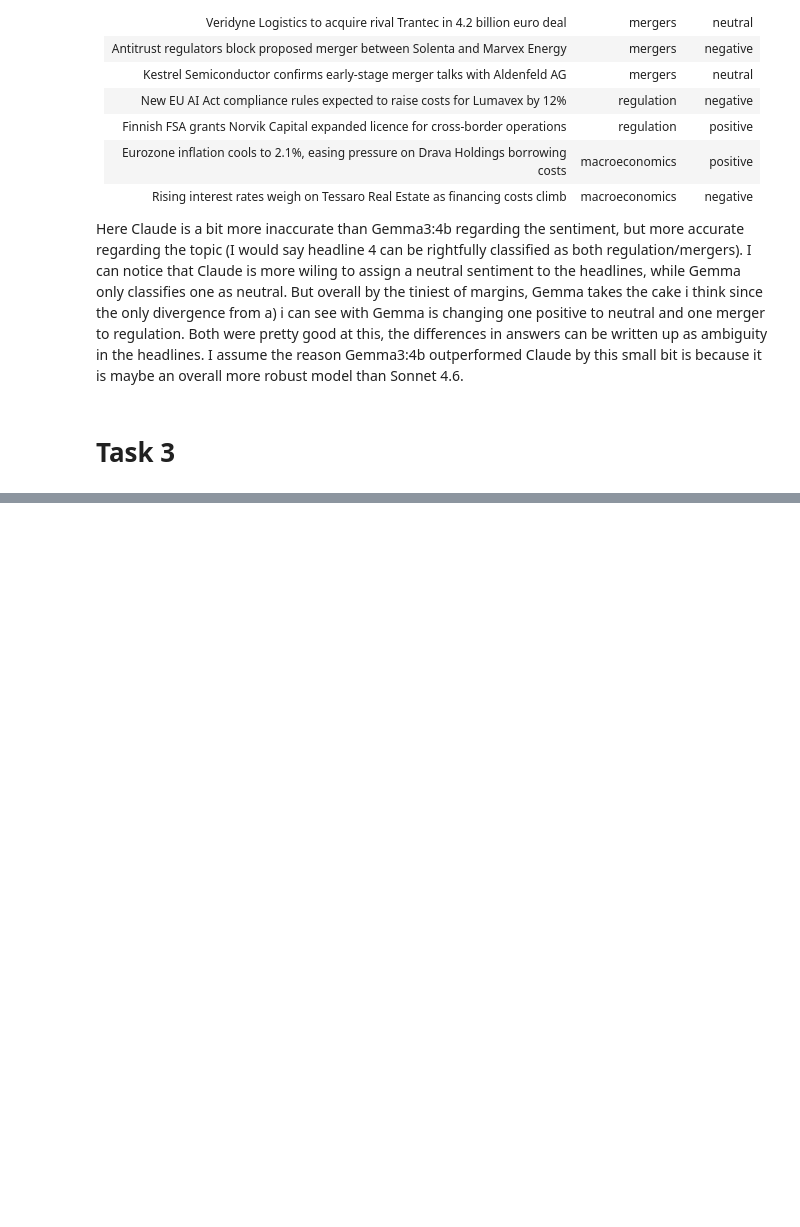
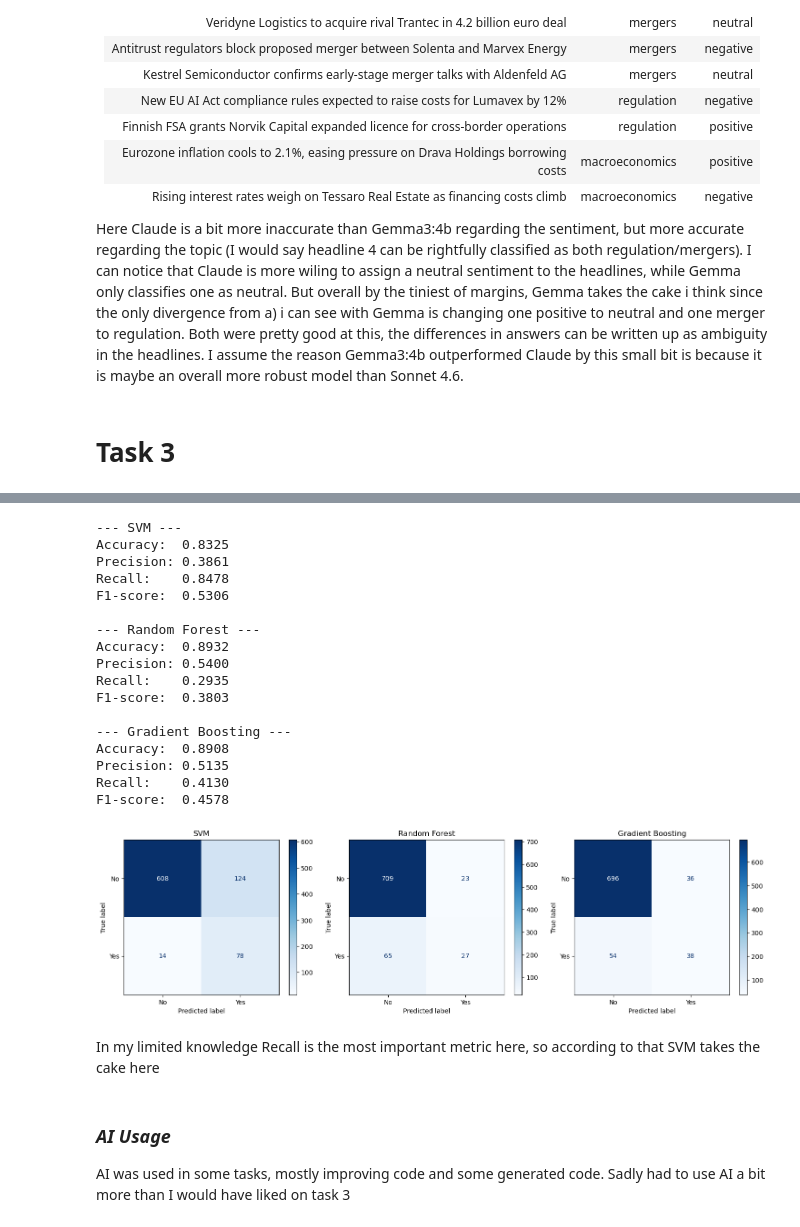
Before and after one commit to lexor21/PFBI26, a Jupyter notebook: assignments/assignment3/assignment3.ipynb, the cells around one changed output, grey strips where cells are left out. Cells and saved outputs as stored; diff of their text form; code cells hidden in the pictures; blank space fills up the shorter version.

```diff
--- a/assignments/assignment3/assignment3.ipynb
+++ b/assignments/assignment3/assignment3.ipynb
@@ -310,0 +426,18 @@ Requirement already satisfied: six>=1.5 in c:\users\axel\anaconda3\lib\site-pack
+# %%
+#d
+from sklearn.model_selection import cross_val_score
+
+# Train/val/test split results (from above)
+print("=== Train/Val/Test Split ===")
+for name, grid in [("SVM", grid_svm), ("Random Forest", grid_rf), ("Gradient Boosting", grid_gb)]:
+    score = recall_score(y_val, grid.best_estimator_.predict(X_val))
+    print(f"{name} Validation Recall: {score:.4f}")
+
+# Cross-validation on full train+val set
+print("\n=== Cross-Validation (5-fold) ===")
+X_cv = pd.concat([X_train, X_val])
+y_cv = pd.concat([y_train, y_val])
+
+for name, grid in [("SVM", grid_svm), ("Random Forest", grid_rf), ("Gradient Boosting", grid_gb)]:
+    cv_scores = cross_val_score(grid.best_estimator_, X_cv, y_cv, cv=5, scoring="recall")
+    print(f"{name} CV Recall: {cv_scores.mean():.4f} (+/- {cv_scores.std():.4f})")
@@ -310,0 +454,49 @@ Requirement already satisfied: six>=1.5 in c:\users\axel\anaconda3\lib\site-pack
+# %%
+#e
+from sklearn.metrics import accuracy_score, precision_score, recall_score, f1_score, confusion_matrix, ConfusionMatrixDisplay
+import matplotlib.pyplot as plt
+
+models = [("SVM", grid_svm), ("Random Forest", grid_rf), ("Gradient Boosting", grid_gb)]
+
+for name, grid in models:
+    y_pred = grid.best_estimator_.predict(X_test)
+    print(f"--- {name} ---")
+    print(f"Accuracy:  {accuracy_score(y_test, y_pred):.4f}")
+    print(f"Precision: {precision_score(y_test, y_pred):.4f}")
+    print(f"Recall:    {recall_score(y_test, y_pred):.4f}")
+    print(f"F1-score:  {f1_score(y_test, y_pred):.4f}\n")
+
+# Confusion matrices
+fig, axes = plt.subplots(1, 3, figsize=(15, 4))
+for ax, (name, grid) in zip(axes, models):
+    y_pred = grid.best_estimator_.predict(X_test)
+    cm = confusion_matrix(y_test, y_pred)
+    disp = ConfusionMatrixDisplay(confusion_matrix=cm, display_labels=["No", "Yes"])
+    disp.plot(ax=ax, cmap="Blues")
+    ax.set_title(f"{name}")
+plt.tight_layout()
+plt.show()
+# %% [output]
+--- SVM ---
+Accuracy:  0.8325
+Precision: 0.3861
+Recall:    0.8478
+F1-score:  0.5306
+
+--- Random Forest ---
+Accuracy:  0.8932
+Precision: 0.5400
+Recall:    0.2935
+F1-score:  0.3803
+
+--- Gradient Boosting ---
+Accuracy:  0.8908
+Precision: 0.5135
+Recall:    0.4130
+F1-score:  0.4578
+[figure, added]
+# %% [markdown]
+In my limited knowledge Recall is the most important metric here, so according to that SVM takes the cake here
+# %% [markdown]
+### *AI Usage*
+AI was used in some tasks, mostly improving code and some generated code. Sadly had to use AI a bit more than I would have liked on task 3
```
Also changed, not shown: parts of 7 cells of this notebook.
